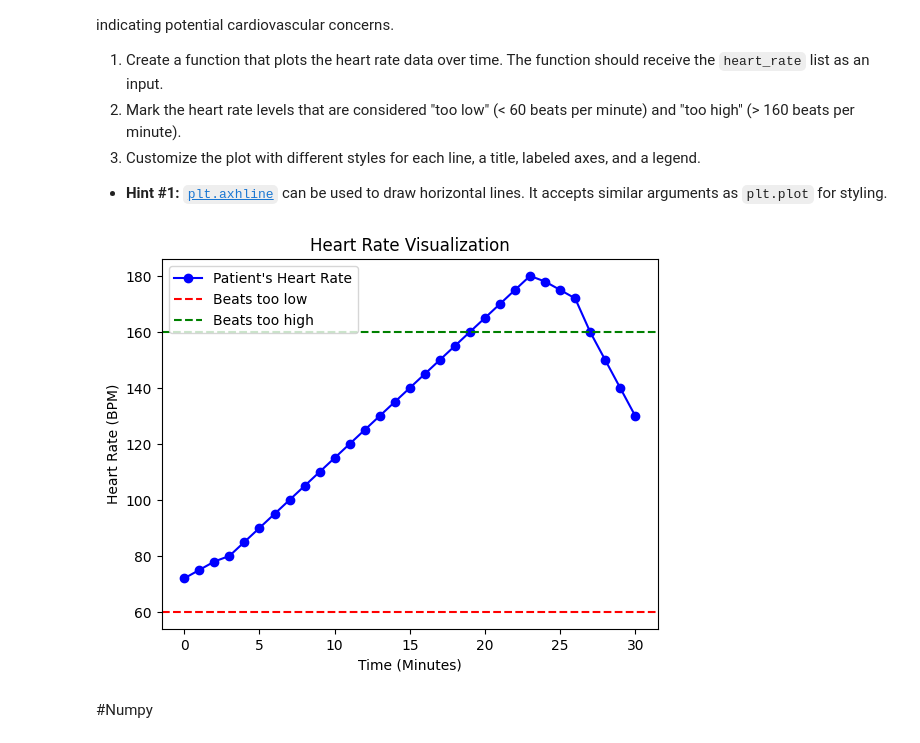
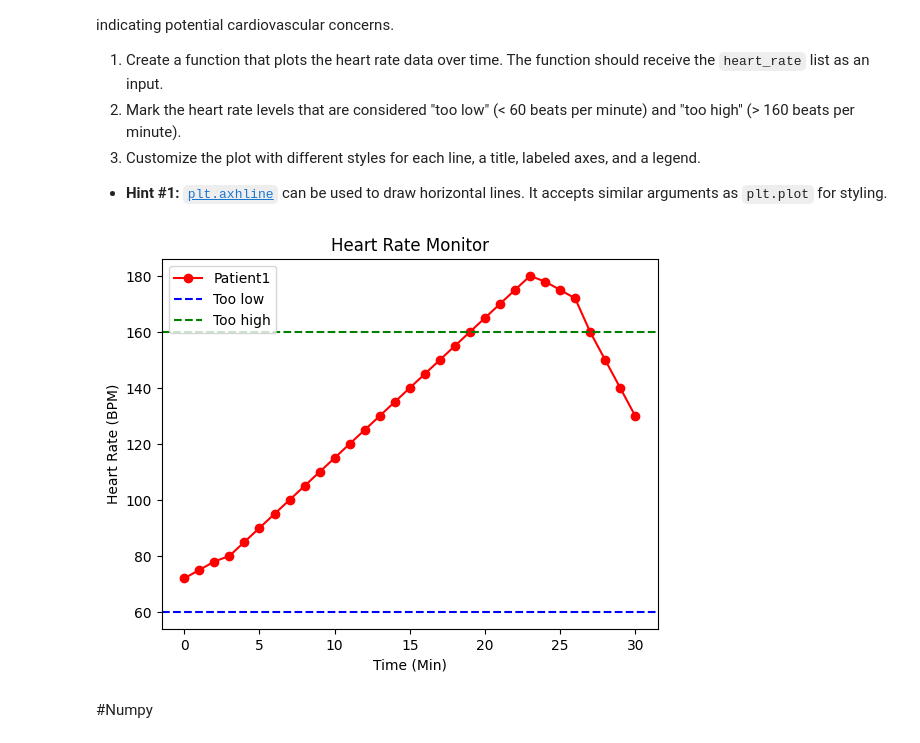
Before and after one commit to ambernguyen0222/bme3053c, a Jupyter notebook: lessons-solved/03_Matplotlib_and_Numpy_02_07_2025.ipynb, the cells around one changed output. Drawn from its saved outputs; the diff is of its cells as text; code cells hidden in the pictures.

```diff
--- a/lessons-solved/03_Matplotlib_and_Numpy_02_07_2025.ipynb
+++ b/lessons-solved/03_Matplotlib_and_Numpy_02_07_2025.ipynb
@@ -102,25 +105,23 @@ You are analyzing a dataset that contains heart rate measurements taken every mi
 # %%
 heart_rate = [72, 75, 78, 80, 85, 90, 95, 100, 105, 110, 115, 120, 125, 130,
               135, 140, 145, 150, 155, 160, 165, 170, 175, 180, 178, 175, 172,
               160, 150, 140, 130]  # Heart rate in beats per minute (bpm)
+def heart_rate_monitor(heart_rate_in):
+  plt.plot(heart_rate_in, label="Patient1", marker='o', color='r')
 
-def visualize_heart_rate(heart_rate_in):
+  plt.title('Heart Rate Monitor')
+  plt.xlabel('Time (Min)')
+  plt.ylabel('Heart Rate (BPM)')
 
-  plt.plot(heart_rate_in, label = "Patient's Heart Rate",marker = 'o', color ='b')
-  plt.axhline(60, label = "Beats too low",linestyle = '--', color = 'r')
-  plt.axhline(160, label = "Beats too high",linestyle = '--', color = 'g')
+  plt.axhline(60, color='b', linestyle='--', label='Too low')
+  plt.axhline(160, color='g', linestyle='--', label='Too high')
 
-  plt.title('Heart Rate Visualization')
-
-  plt.xlabel('Time (Minutes)')
-  plt.ylabel('Heart Rate (BPM)')
   plt.legend(loc='upper left')
-
   plt.show()
 
-visualize_heart_rate(heart_rate)
+heart_rate_monitor(heart_rate)
 # %% [output]
-[figure, old version]
+[figure, new version]
 # %% [markdown]
 #Numpy
 # %% [markdown]
```
Also changed, not shown: parts of 1 cell of this notebook.
